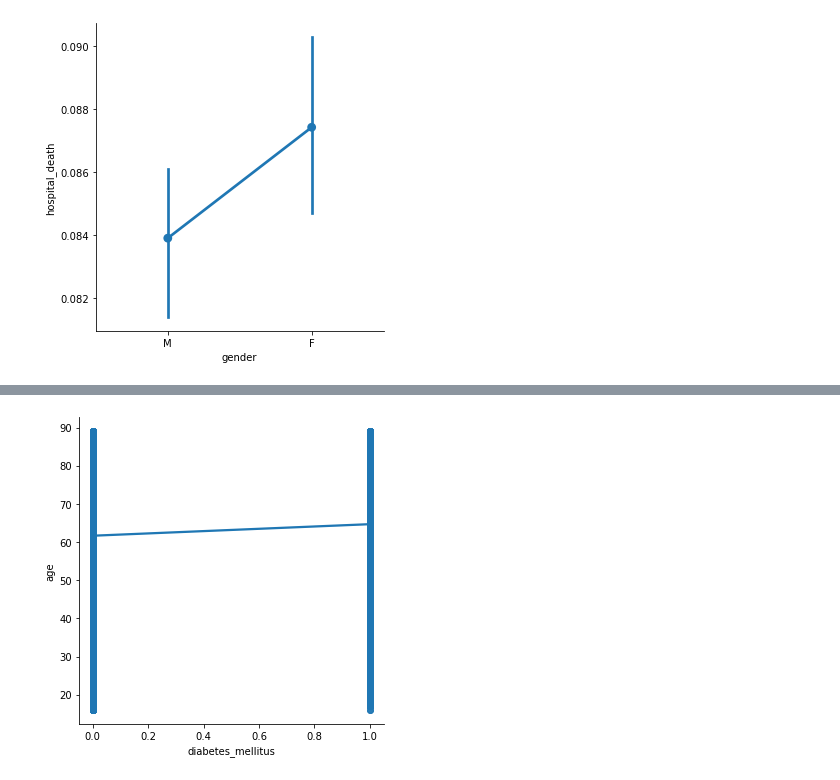
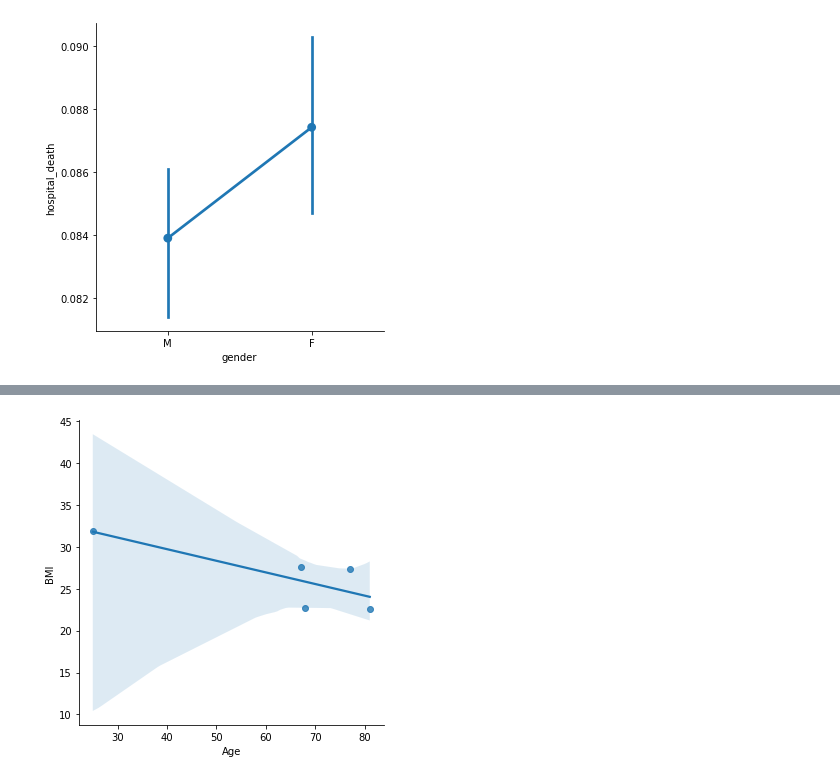
Before and after one commit to ConorD212/UCDPA_ConorDixon, a Jupyter notebook: DataSet 1 Patient Survival Prediction Dataset/DataSet 1 Patient Survival Prediction Dataset.ipynb, the cells around one changed output, grey strips where cells are left out. Saved outputs shown, nothing was run; the diff lists cells and outputs as text; code cells hidden in the pictures.

```diff
--- a/DataSet 1 Patient Survival Prediction Dataset/DataSet 1 Patient Survival Prediction Dataset.ipynb
+++ b/DataSet 1 Patient Survival Prediction Dataset/DataSet 1 Patient Survival Prediction Dataset.ipynb
@@ -257,7 +256,13 @@ ValueError: Could not interpret value `hospital_death` for parameter `x`
 # %%
-sns.lmplot(x="diabetes_mellitus",y="age",data=data)
-plt.xlabel("diabetes_mellitus")
-plt.ylabel("age")
+patientz = {"age" : [25, 67, 68, 77, 81], "bmi" : [31.95, 27.56, 22.73, 27.41, 22.64]}
+
+
+
+df =pd.DataFrame(patientz)
+sns.lmplot(x="age",y="bmi",data=df)
+plt.xlabel("Age")
+plt.ylabel("BMI")
+jitter=False
 plt.show()
 # %% [output]
-[figure, old version]
+[figure, new version]
```
Also changed, not shown: parts of 3 cells of this notebook, 2 other files.
